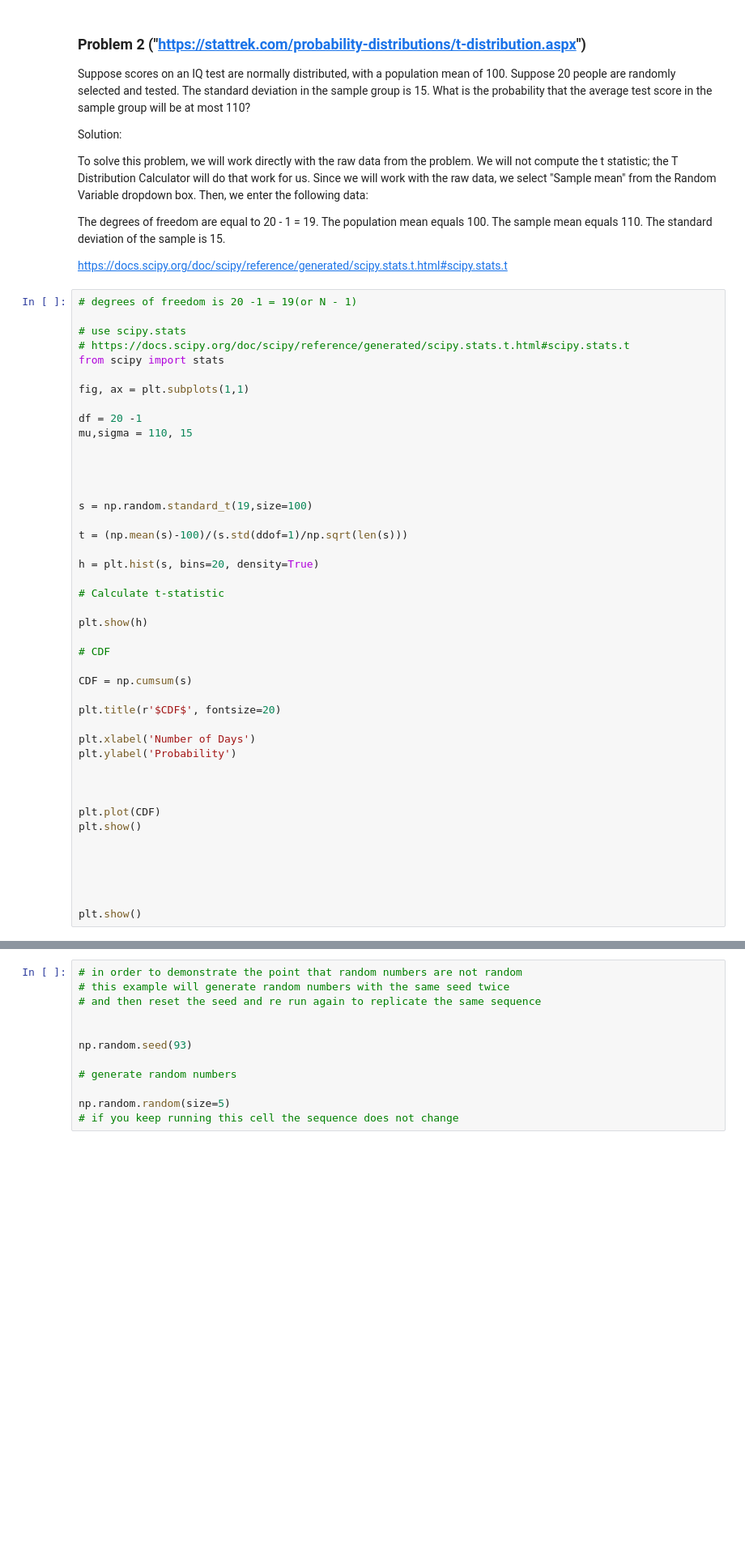
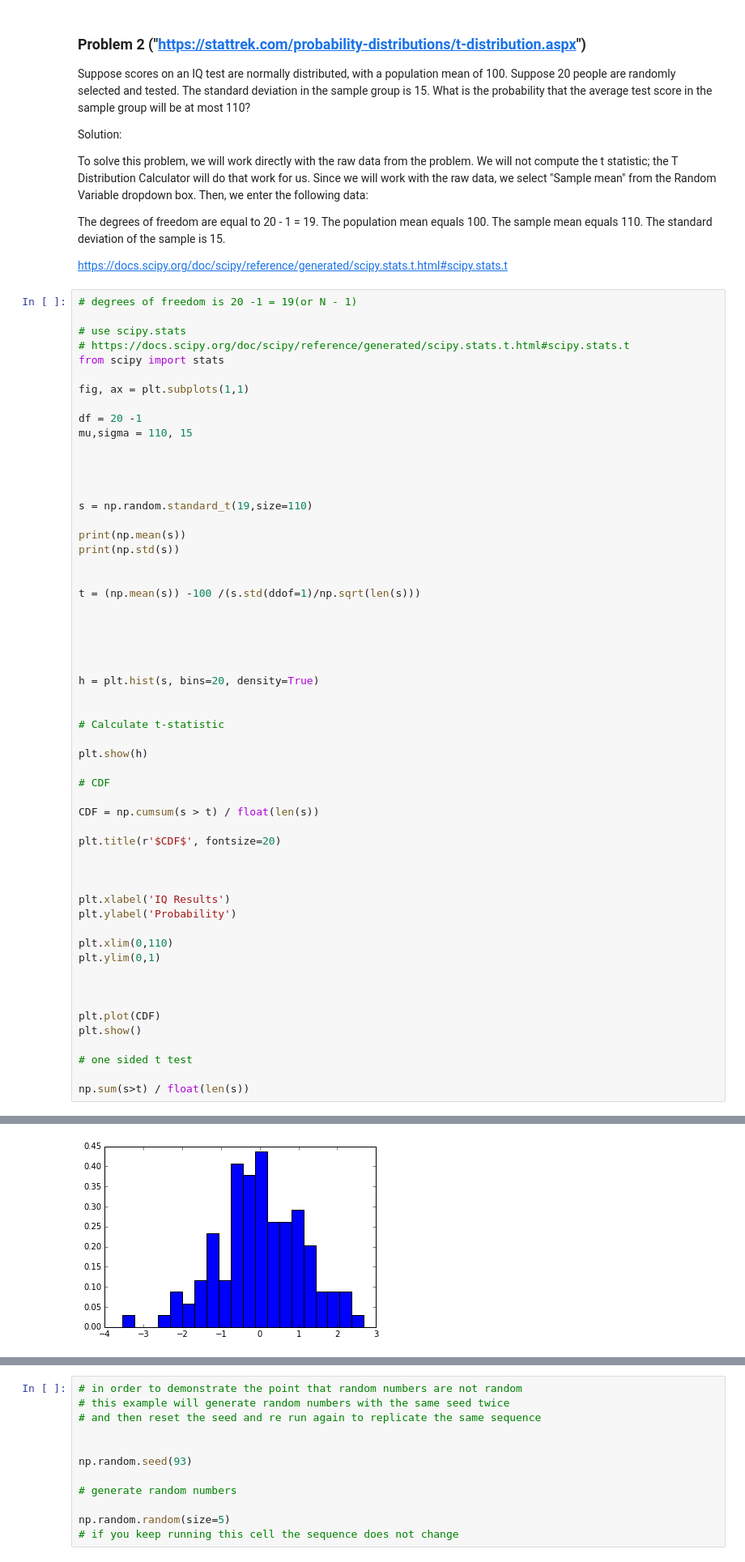
Before and after one commit to MarcoMen-Temp/Programming-Practice, a Jupyter notebook: NumpyAssignment.ipynb, the cells around one changed output, grey strips where cells are left out. Shown at 81% size. Cells and saved outputs as stored; diff of their text form; blank space fills up the shorter version.

```diff
--- a/NumpyAssignment.ipynb
+++ b/NumpyAssignment.ipynb
@@ -608,11 +645,20 @@ mu,sigma = 110, 15
 
 
 
-s = np.random.standard_t(19,size=100)
+s = np.random.standard_t(19,size=110)
 
-t = (np.mean(s)-100)/(s.std(ddof=1)/np.sqrt(len(s)))
+print(np.mean(s))
+print(np.std(s))
+
+
+t = (np.mean(s)) -100 /(s.std(ddof=1)/np.sqrt(len(s)))
+
+
+
+
 
 h = plt.hist(s, bins=20, density=True)
+
 
 # Calculate t-statistic
 
@@ -620,20 +666,24 @@ plt.show(h)
 
 # CDF
 
-CDF = np.cumsum(s)
+CDF = np.cumsum(s > t) / float(len(s))
 
 plt.title(r'$CDF$', fontsize=20)
 
-plt.xlabel('Number of Days')
+
+
+plt.xlabel('IQ Results')
 plt.ylabel('Probability')
+
+plt.xlim(0,110)
+plt.ylim(0,1)
 
 
 
 plt.plot(CDF)
 plt.show()
 
+# one sided t test
 
-
-
-
-plt.show()
+np.sum(s>t) / float(len(s))
+# %% [output]
@@ -639,0 +692 @@ plt.show()
+[figure, added]
```
Also changed, not shown: parts of 22 cells of this notebook.
